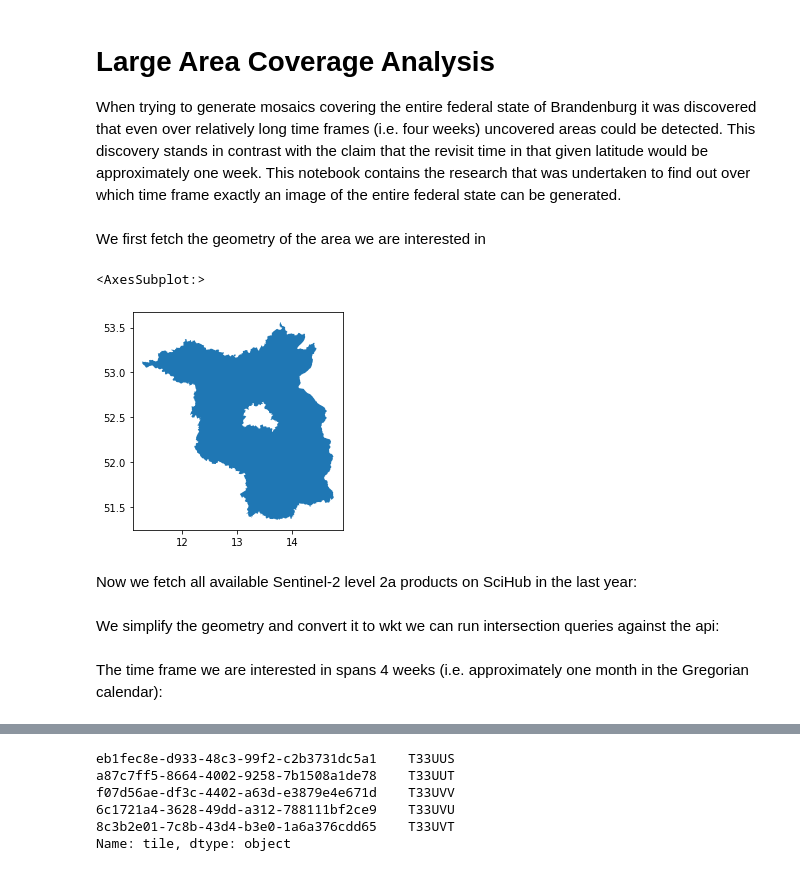
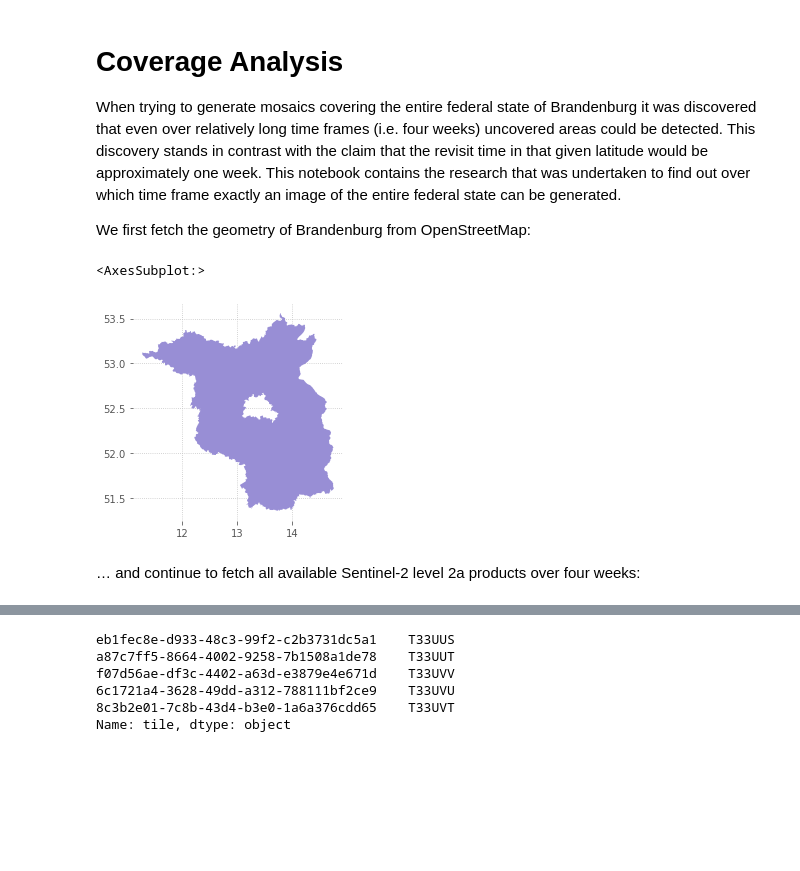
Before and after one commit to rrrnld/earth-observation-for-journalism, a Jupyter notebook: sources/01c Coverage analysis.ipynb, the cells around one changed output, grey strips where cells are left out. Drawn from its saved outputs; the diff is of its cells as text; code cells hidden in the pictures; blank space fills up the shorter version.

Commit message:
Start re-writing 01c Coverage Analysis

```diff
--- a/sources/01c Coverage analysis.ipynb
+++ b/sources/01c Coverage analysis.ipynb
@@ -1,6 +1,8 @@
 # %% [markdown]
-# Large Area Coverage Analysis
+# Coverage Analysis
 
 When trying to generate mosaics covering the entire federal state of Brandenburg it was discovered that even over relatively long time frames (i.e. four weeks) uncovered areas could be detected.
 This discovery stands in contrast with the claim that the revisit time in that given latitude would be approximately one week.
 This notebook contains the research that was undertaken to find out over which time frame exactly an image of the entire federal state can be generated.
+
+We first fetch the geometry of Brandenburg from OpenStreetMap:
@@ -9,10 +9,10 @@ import sentinel_helpers
-# %% [markdown]
-We first fetch the geometry of the area we are interested in
 # %%
-brandenburg = sentinel_helpers.search_osm('Brandenburg, Germany')[:1]
+from sentinel_helpers import search_osm
+
+brandenburg = search_osm('Brandenburg, Germany')[:1]
 brandenburg.plot()
 # %% [output]
 <AxesSubplot:>
-[figure, old version]
+[figure, new version]
 # %% [markdown]
-Now we fetch all available Sentinel-2 level 2a products on SciHub in the last year:
+… and continue to fetch all available Sentinel-2 level 2a products over four weeks:
@@ -24,2 +18,0 @@ api = SentinelAPI(os.getenv('SCIHUB_USERNAME'), os.getenv('SCIHUB_PASSWORD'))
-# %% [markdown]
-We simplify the geometry and convert it to wkt we can run intersection queries against the api:
@@ -28,2 +18,0 @@ footprint = brandenburg.convex_hull[0].wkt
-# %% [markdown]
-The time frame we are interested in spans 4 weeks (i.e. approximately one month in the Gregorian calendar):
```
Also changed, not shown: parts of 35 cells of this notebook, 1 other file.
